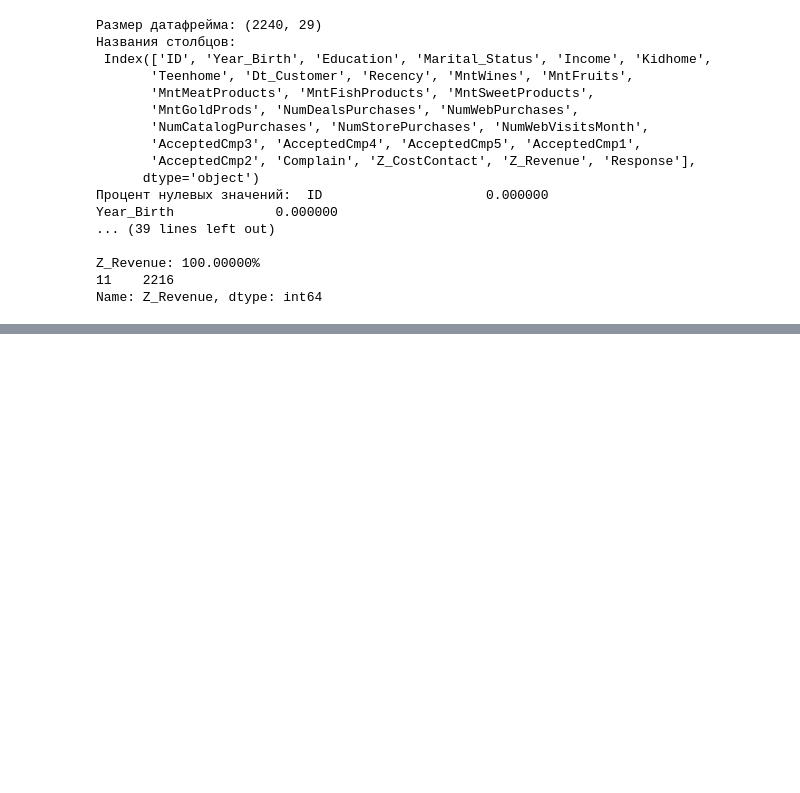
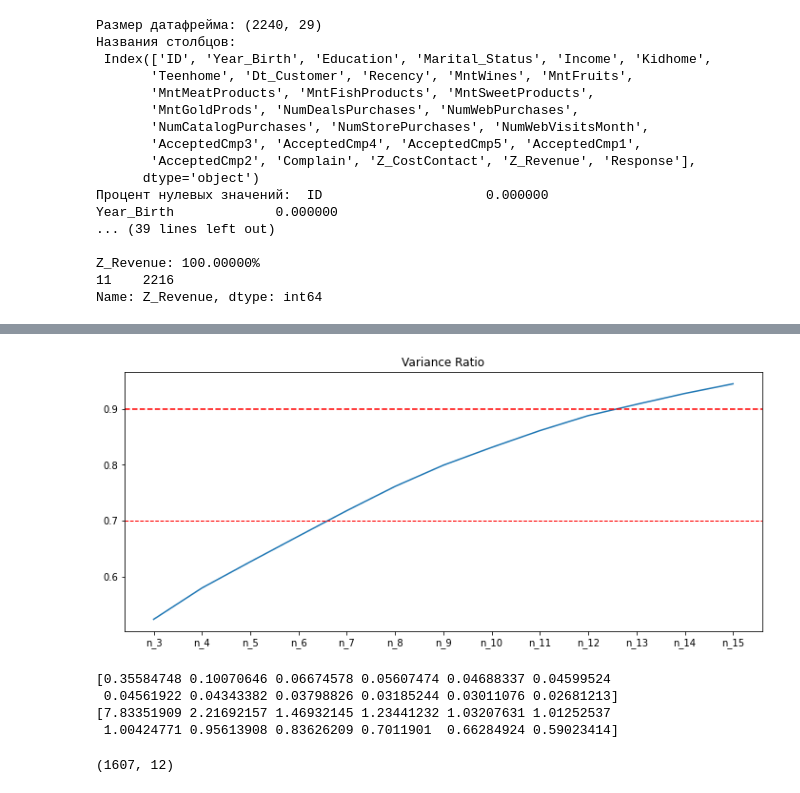
Before and after one commit to chtozaserikova/Customer-Personality-Analysis, a Jupyter notebook: main.ipynb, the cells around one changed output, grey strips where cells are left out. Saved outputs shown, nothing was run; the diff lists cells and outputs as text; code cells hidden in the pictures; blank space fills up the shorter version.

```diff
--- a/main.ipynb
+++ b/main.ipynb
@@ -211,0 +215,38 @@ scaled_X = pd.DataFrame(scaler.transform(X),columns= X.columns)
+# %%
+from sklearn.decomposition import PCA
+
+
+'''
+Уменьшение размерности
+'''
+
+variance_ratio = {}
+for i in range(3, 16):
+    pca = PCA(n_components=i)
+    pca.fit(scaled_X)
+    variance_ratio[f'n_{i}'] = pca.explained_variance_ratio_.sum()
+variance_ratio
+
+
+plt.figure(figsize = (12, 5))
+plt.plot([key for key in variance_ratio.keys()], [val for val in variance_ratio.values()])
+plt.axhline(0.7, color = 'red', ls = '--', lw = 1)
+plt.axhline(0.9, color = 'red', ls = '--', lw = 1.5)
+plt.title("Variance Ratio")
+plt.show()
+
+#видим, что 8 признаков объясняют 70% дисперсии, а 90% - 12 признаков
+
+pca = PCA(n_components=12)
+pca.fit(scaled_X)
+print(pca.explained_variance_ratio_)
+print(pca.explained_variance_)
+X_PCA = pca.transform(scaled_X)
+X_PCA.shape
+# %% [output]
+[figure, added]
+[0.35584748 0.10070646 0.06674578 0.05607474 0.04688337 0.04599524
+ 0.04561922 0.04343382 0.03798826 0.03185244 0.03011076 0.02681213]
+[7.83351909 2.21692157 1.46932145 1.23441232 1.03207631 1.01252537
+ 1.00424771 0.95613908 0.83626209 0.7011901  0.66284924 0.59023414]
+(1607, 12)
```
Also changed, not shown: parts of 11 cells of this notebook.
